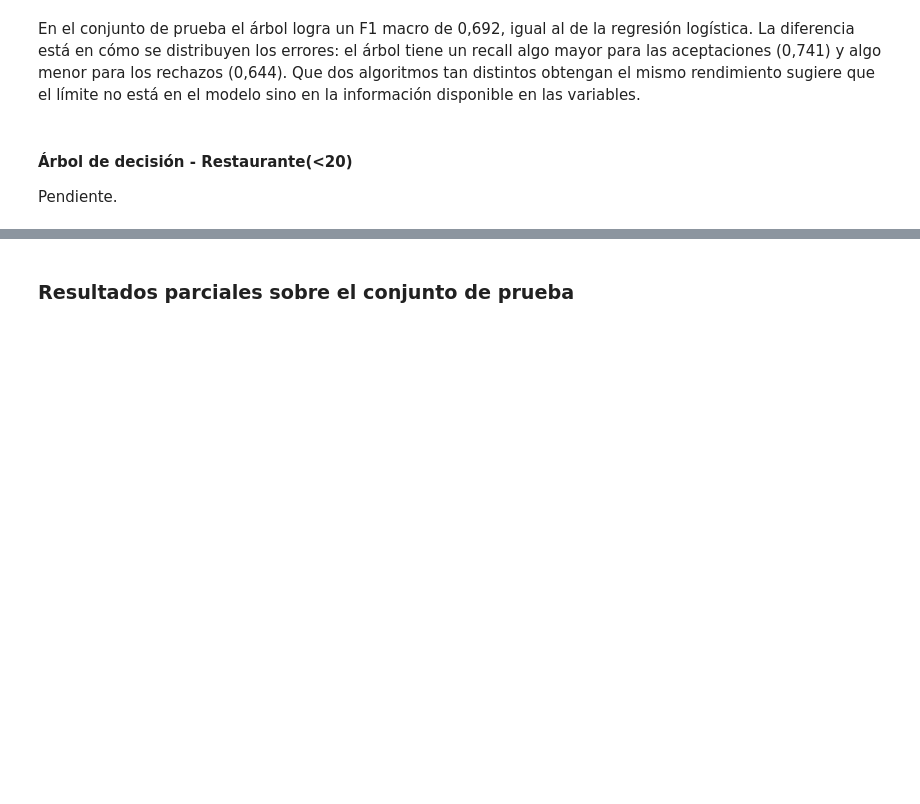
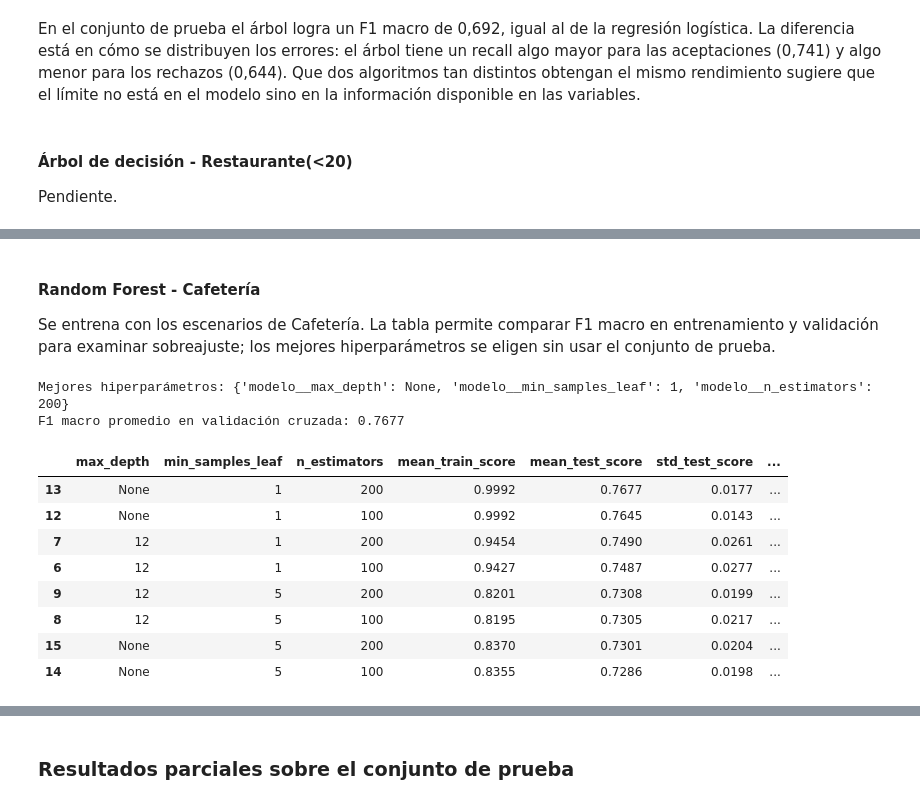
Before and after one commit to DanielGT27-Q/Laboratorio_3_MC, a Jupyter notebook: Laboratorio_3.ipynb, the cells around one changed output, grey strips where cells are left out. Cells and saved outputs as stored; diff of their text form; code cells hidden in the pictures; blank space fills up the shorter version.

```diff
--- a/Laboratorio_3.ipynb
+++ b/Laboratorio_3.ipynb
@@ -715,0 +741,20 @@ Pendiente.
+# %% [markdown]
+#### Random Forest - Cafetería
+
+Se entrena con los escenarios de Cafetería. La tabla permite comparar F1 macro en entrenamiento y validación para
+examinar sobreajuste; los mejores hiperparámetros se eligen sin usar el conjunto de prueba.
+# %%
+busqueda_rf_caf = buscar(pipeline_rf(), grilla_rf, "Cafetería")
+resumen_busqueda(busqueda_rf_caf)
+# %% [output]
+Mejores hiperparámetros: {'modelo__max_depth': None, 'modelo__min_samples_leaf': 1, 'modelo__n_estimators': 200}
+F1 macro promedio en validación cruzada: 0.7677
+|  | max_depth | min_samples_leaf | n_estimators | mean_train_score | mean_test_score | std_test_score | ... |
+| 13 | None | 1 | 200 | 0.9992 | 0.7677 | 0.0177 | ... |
+| 12 | None | 1 | 100 | 0.9992 | 0.7645 | 0.0143 | ... |
+| 7 | 12 | 1 | 200 | 0.9454 | 0.7490 | 0.0261 | ... |
+| 6 | 12 | 1 | 100 | 0.9427 | 0.7487 | 0.0277 | ... |
+| 9 | 12 | 5 | 200 | 0.8201 | 0.7308 | 0.0199 | ... |
+| 8 | 12 | 5 | 100 | 0.8195 | 0.7305 | 0.0217 | ... |
+| 15 | None | 5 | 200 | 0.8370 | 0.7301 | 0.0204 | ... |
+| 14 | None | 5 | 100 | 0.8355 | 0.7286 | 0.0198 | ... |
```
Also changed, not shown: parts of 17 cells of this notebook.
